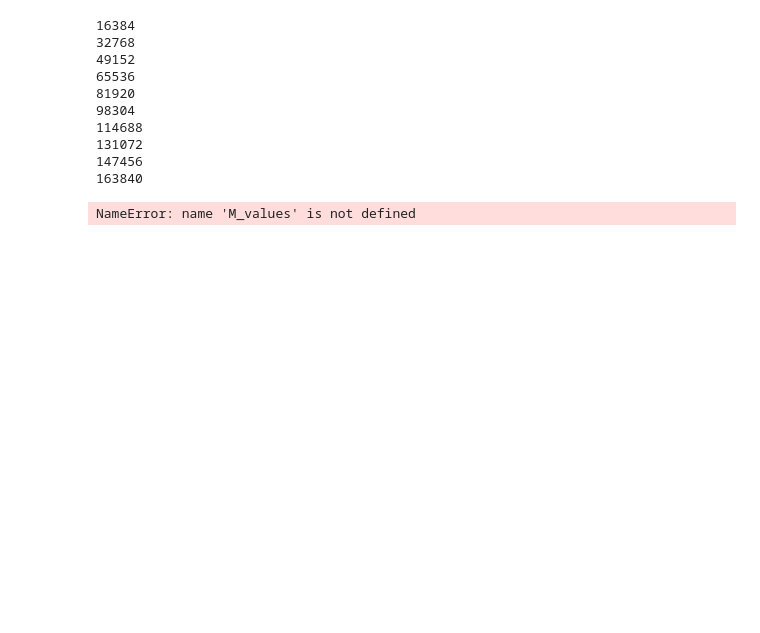
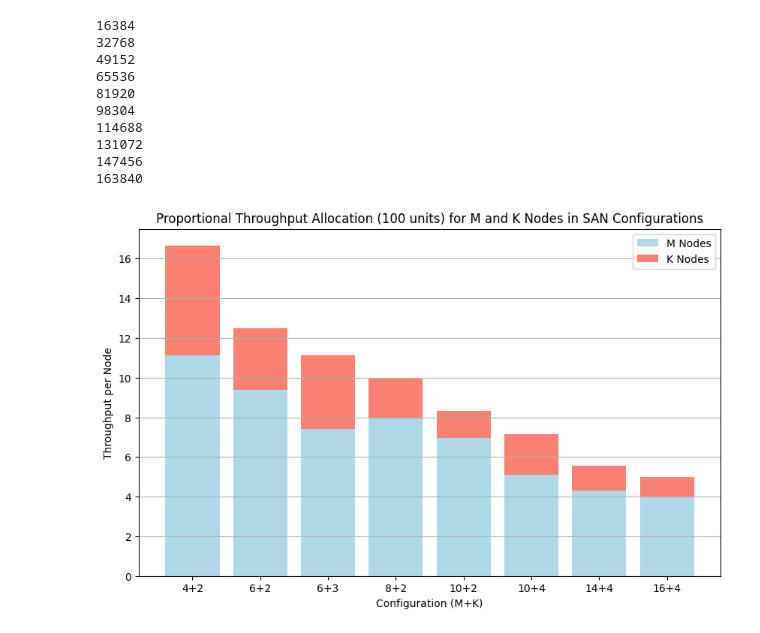
Before and after one commit to psaghelyi/pystorage, a Jupyter notebook: notes.ipynb, the cells around one changed output. Cells and saved outputs as stored; diff of their text form; code cells hidden in the pictures; blank space fills up the shorter version.

```diff
--- a/notes.ipynb
+++ b/notes.ipynb
@@ -192,27 +178,41 @@ while True:
 147456
 163840
 # %%
-# To maintain the same total length for each bar as in the previous plot,
-# we will represent the proportions of M and K within each bar, while keeping the total bar height constant.
+# Configurations (M+K)
+configurations = ['4+2', '6+2', '6+3', '8+2', '10+2', '10+4', '14+4', '16+4']
+
+# Extract M and K values from configurations and calculate total nodes for each
+total_nodes = [sum(map(int, config.split('+'))) for config in configurations]
+
+# Splitting the configurations into M and K values
+M_values = [int(config.split('+')[0]) for config in configurations]
+K_values = [int(config.split('+')[1]) for config in configurations]
+
+
+# Assume total throughput of the SAN is a fixed value, e.g., 100 units
+total_throughput = 100
+
+# Calculate throughput per node for each configuration
+throughput_per_node = [total_throughput / nodes for nodes in total_nodes]
 
 # Calculate the proportion of throughput for M and K in each configuration
 proportion_M = [M / (M + K) for M, K in zip(M_values, K_values)]
 proportion_K = [K / (M + K) for M, K in zip(M_values, K_values)]
 
 # Calculate the heights of M and K segments for each bar
 height_M = [prop * throughput for prop, throughput in zip(proportion_M, throughput_per_node)]
 height_K = [prop * throughput for prop, throughput in zip(proportion_K, throughput_per_node)]
 
 # Plotting with proportional segments
 plt.figure(figsize=(10, 6))
 bar_M = plt.bar(configurations, height_M, color='lightblue', label='M Nodes')
 bar_K = plt.bar(configurations, height_K, color='salmon', label='K Nodes', bottom=height_M)
 
 plt.xlabel('Configuration (M+K)')
 plt.ylabel('Throughput per Node')
-plt.title('Proportional Throughput Allocation for M and K Nodes in SAN Configurations')
+plt.title('Proportional Throughput Allocation (100 units) for M and K Nodes in SAN Configurations')
 plt.legend()
 plt.grid(axis='y')
 plt.show()
 # %% [output]
-NameError: name 'M_values' is not defined
+[figure, added]
```
Also changed, not shown: parts of 3 cells of this notebook, 11 other files.
